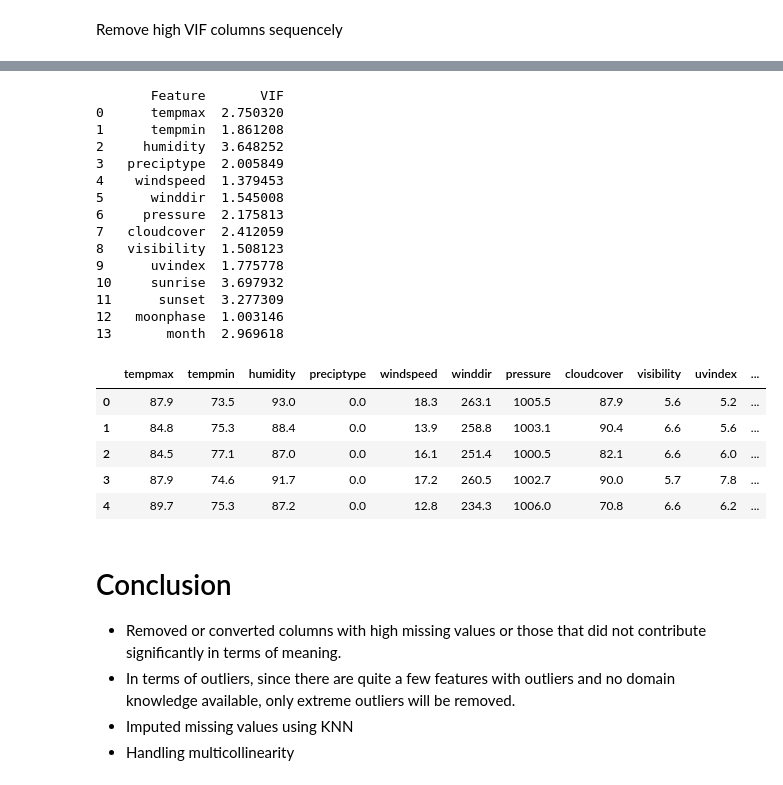
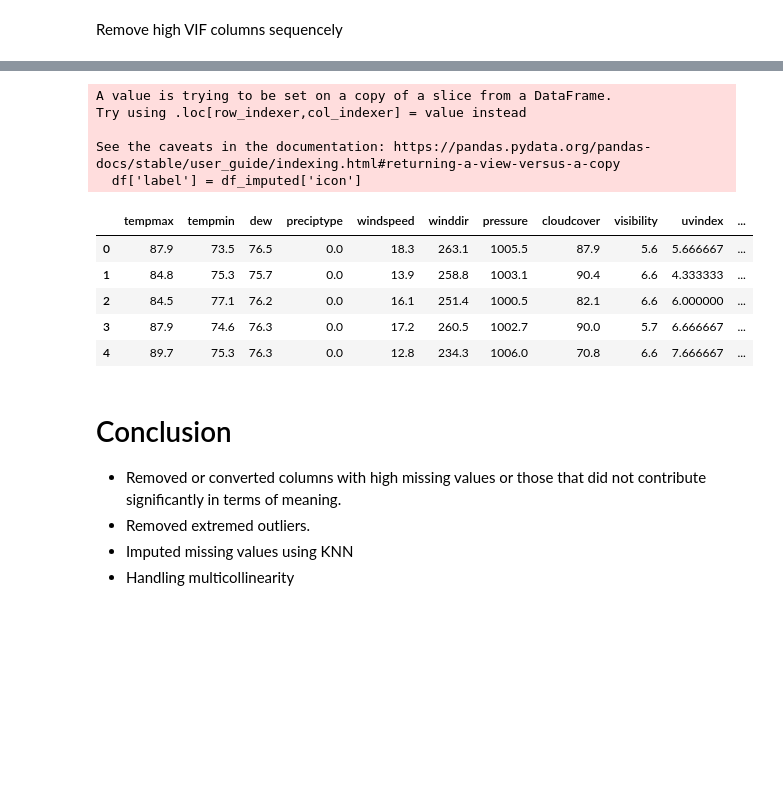
Before and after one commit to khanhnhan1512/Final-Project-Intro-Ds, a Jupyter notebook: src/03-Data_Preprocessing.ipynb, the cells around one changed output, grey strips where cells are left out. Saved outputs shown, nothing was run; the diff lists cells and outputs as text; code cells hidden in the pictures; blank space fills up the shorter version.

```diff
--- a/src/03-Data_Preprocessing.ipynb
+++ b/src/03-Data_Preprocessing.ipynb
@@ -143 +138,9 @@ df.describe()
+# %%
+columns = ['tempmax', 'tempmin', 'feelslikemax', 'feelslikemin', 'dew',  'windspeed', 'visibility']
+
+threshold = 3
+
+for column in columns:
+    z_scores = stats.zscore(df[column])
+    df = df[(z_scores < threshold) & (z_scores > -threshold)]
 # %%
@@ -213,6 +192,12 @@ dtype: int64
 # %%
-k_neighbors = 5
+k_neighbors = 3
+
+df_imputed = df.drop(columns=['icon'])
 
 knn_imputer = KNNImputer(n_neighbors=k_neighbors)
 
-df_imputed = pd.DataFrame(knn_imputer.fit_transform(df), columns=df.columns)
+df_imputed = pd.DataFrame(knn_imputer.fit_transform(df_imputed), columns=df_imputed.columns)
+
+df_imputed['icon'] = df.reset_index(drop=False)['icon']
+
+print(df_imputed)
@@ -256,5 +267,5 @@ from statsmodels.stats.outliers_influence import variance_inflation_factor
 # %%
-target = ['icon_clear-day', 'icon_cloudy', 'icon_partly-cloudy-day', 'icon_rain']
+target = ['icon']
 features = df_imputed.columns.drop(target)
 X = df_imputed[features]
 y = df_imputed[target]
@@ -368,5 +379,5 @@ print(vif_data_scaled)
 # %%
-X = X.loc[:, X.columns != 'dew']
+X = X.loc[:, X.columns != 'humidity']
 scaler = StandardScaler()
 scaler.fit(X)
 X_scaled = scaler.transform(X)
@@ -486,47 +524,26 @@ print(vif_data_scaled)
-# %%
-X = X.loc[:, X.columns != 'temp']
-scaler = StandardScaler()
-scaler.fit(X)
-X_scaled = scaler.transform(X)
-
-vif_data_scaled = pd.DataFrame()
-vif_data_scaled["Feature"] = X.columns
-vif_data_scaled["VIF"] = [variance_inflation_factor(X_scaled, i) for i in range(X_scaled.shape[1])]
-
-print(vif_data_scaled)
-# %% [output]
-       Feature       VIF
-0      tempmax  2.750320
-1      tempmin  1.861208
-2     humidity  3.648252
-3   preciptype  2.005849
-4    windspeed  1.379453
-5      winddir  1.545008
-6     pressure  2.175813
-7   cloudcover  2.412059
-8   visibility  1.508123
-9      uvindex  1.775778
-10     sunrise  3.697932
-11      sunset  3.277309
-12   moonphase  1.003146
-13       month  2.969618
 # %%
 df = df_imputed[X.columns]
+df['label'] = df_imputed['icon']
 
 df.to_csv('../data/processed_data.csv', index=False)
 
 df.head()
 # %% [output]
+A value is trying to be set on a copy of a slice from a DataFrame.
+Try using .loc[row_indexer,col_indexer] = value instead
+
+See the caveats in the documentation: https://pandas.pydata.org/pandas-docs/stable/user_guide/indexing.html#returning-a-view-versus-a-copy
+  df['label'] = df_imputed['icon']
-|  | tempmax | tempmin | humidity | preciptype | windspeed | winddir | pressure | cloudcover | visibility | uvindex | ... |
-| 0 | 87.9 | 73.5 | 93.0 | 0.0 | 18.3 | 263.1 | 1005.5 | 87.9 | 5.6 | 5.2 | ... |
-| 1 | 84.8 | 75.3 | 88.4 | 0.0 | 13.9 | 258.8 | 1003.1 | 90.4 | 6.6 | 5.6 | ... |
-| 2 | 84.5 | 77.1 | 87.0 | 0.0 | 16.1 | 251.4 | 1000.5 | 82.1 | 6.6 | 6.0 | ... |
-| 3 | 87.9 | 74.6 | 91.7 | 0.0 | 17.2 | 260.5 | 1002.7 | 90.0 | 5.7 | 7.8 | ... |
-| 4 | 89.7 | 75.3 | 87.2 | 0.0 | 12.8 | 234.3 | 1006.0 | 70.8 | 6.6 | 6.2 | ... |
+|  | tempmax | tempmin | dew | preciptype | windspeed | winddir | pressure | cloudcover | visibility | uvindex | ... |
+| 0 | 87.9 | 73.5 | 76.5 | 0.0 | 18.3 | 263.1 | 1005.5 | 87.9 | 5.6 | 5.666667 | ... |
+| 1 | 84.8 | 75.3 | 75.7 | 0.0 | 13.9 | 258.8 | 1003.1 | 90.4 | 6.6 | 4.333333 | ... |
+| 2 | 84.5 | 77.1 | 76.2 | 0.0 | 16.1 | 251.4 | 1000.5 | 82.1 | 6.6 | 6.000000 | ... |
+| 3 | 87.9 | 74.6 | 76.3 | 0.0 | 17.2 | 260.5 | 1002.7 | 90.0 | 5.7 | 6.666667 | ... |
+| 4 | 89.7 | 75.3 | 76.3 | 0.0 | 12.8 | 234.3 | 1006.0 | 70.8 | 6.6 | 7.666667 | ... |
 # %% [markdown]
 # Conclusion
 
 - Removed or converted columns with high missing values or those that did not contribute significantly in terms of meaning.
-- In terms of outliers, since there are quite a few features with outliers and no domain knowledge available, only extreme outliers will be removed.
+- Removed extremed outliers.
 - Imputed missing values using KNN
 - Handling multicollinearity
```
Also changed, not shown: parts of 38 cells of this notebook, 1 other file.
